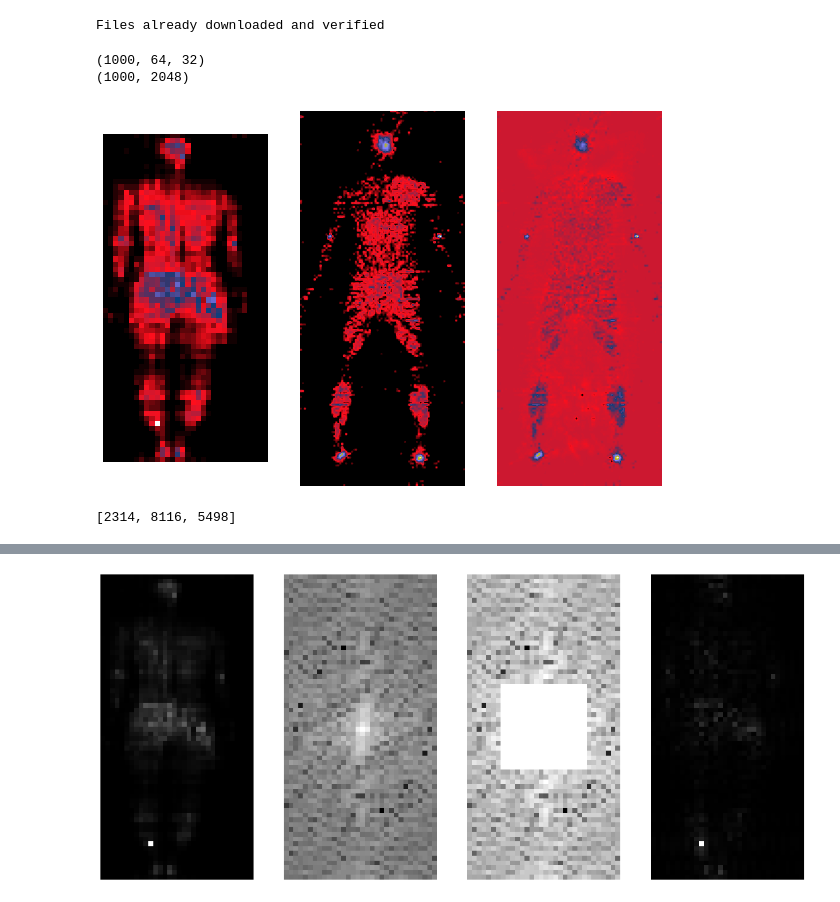
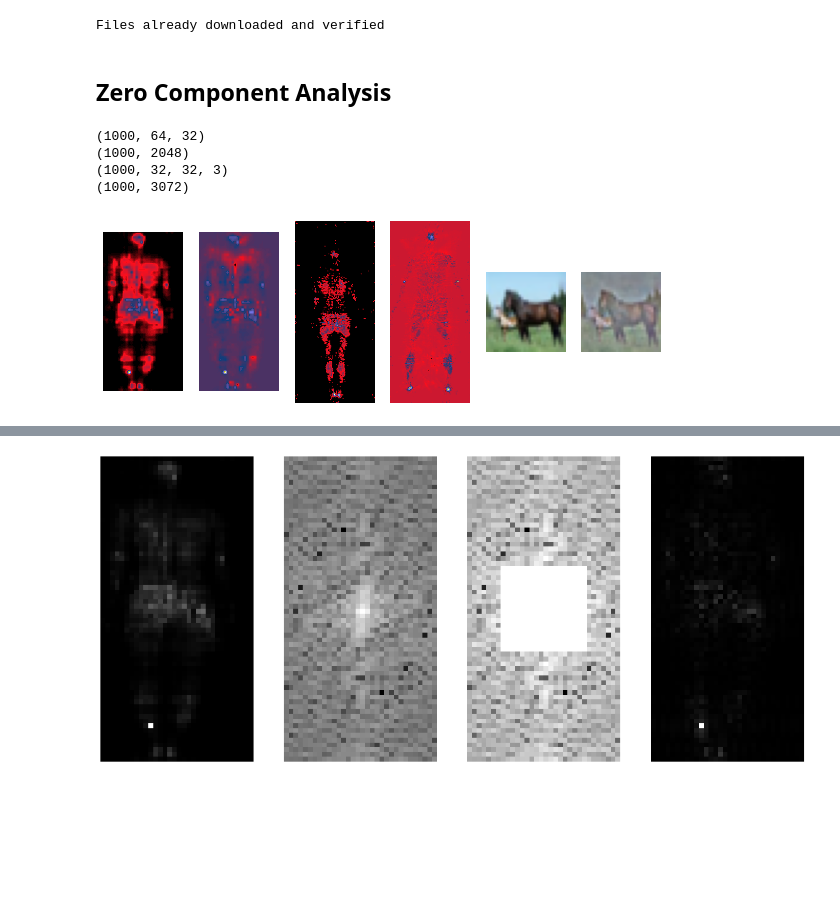
Before and after one commit to jb3rndt/wisemat-posture-classification, a Jupyter notebook: transforms_visualizations.ipynb, the cells around one changed output, grey strips where cells are left out. Saved outputs shown, nothing was run; the diff lists cells and outputs as text; code cells hidden in the pictures; blank space fills up the shorter version.

Commit message:
Minor improvements to image visualizations

```diff
--- a/transforms_visualizations.ipynb
+++ b/transforms_visualizations.ipynb
@@ -19,29 +20,42 @@ cifar = torchvision.datasets.CIFAR10(root='./data', train=True, download=True)
 # %% [output]
 Files already downloaded and verified
+# %% [markdown]
+## Zero Component Analysis
 # %%
 from utils.transforms import *
 import utils.transforms as tf
 import importlib
+
 importlib.reload(tf)
 
 physionet_zca = deepcopy(physionet)
 slp_zca = deepcopy(slp)
-#cifar_zca = deepcopy(cifar)
+cifar_zca = deepcopy(cifar)
 physionet_zca.x = zca(physionet_zca.x, epsilon=0.1)
-slp_zca.x = np.load('./data/SLP/data_zca.npy')
-# cifar_zca.data = zca(cifar_zca.data, epsilon=0.1)
+slp_zca.x = np.load("./data/SLP/data_zca.npy")
+cifar_zca.data = zca(cifar_zca.data, epsilon=0.1)
 # %% [output]
 (1000, 64, 32)
 (1000, 2048)
+(1000, 32, 32, 3)
+(1000, 3072)
 # %%
 from utils.visualizations import *
 import utils.visualizations as vi
 import importlib
+
 importlib.reload(vi)
 
-image_row(physionet[0][0], slp[0][0], slp_zca[0][0])
+image_row(
+    physionet[0][0],
+    physionet_zca[0][0],
+    slp[0][0],
+    slp_zca[0][0],
+    cifar.data[12],
+    cifar_zca.data[12],
+)
 # %% [output]
-[figure, old version]
+[figure, new version]
 # %%
 indices_per_class = {}
 for i, label in enumerate(ds.PostureClass):
@@ -51,5 +71,0 @@ for i, label in enumerate(ds.PostureClass):
-# %%
-sample_indices = [index for index in list(map(lambda c: random.choice(c) if len(c) > 0 else None, indices_per_class.values()))]
-print(sample_indices)
-# %% [output]
-[2314, 8116, 5498]
```
Also changed, not shown: parts of 10 cells of this notebook, 3 other files.
